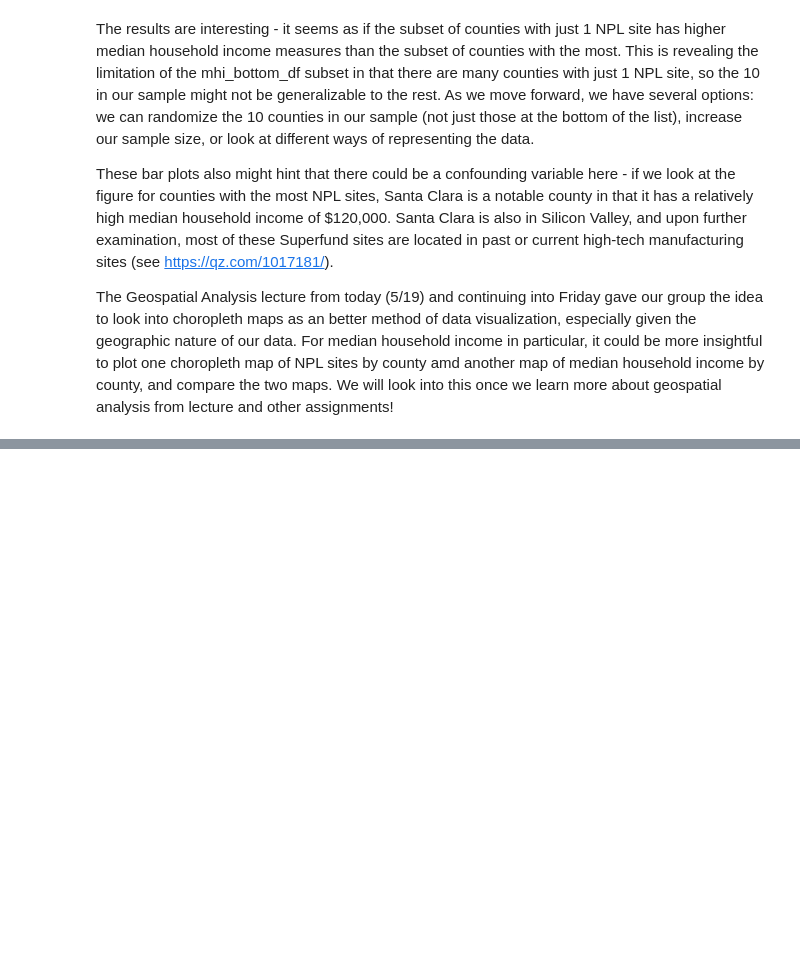
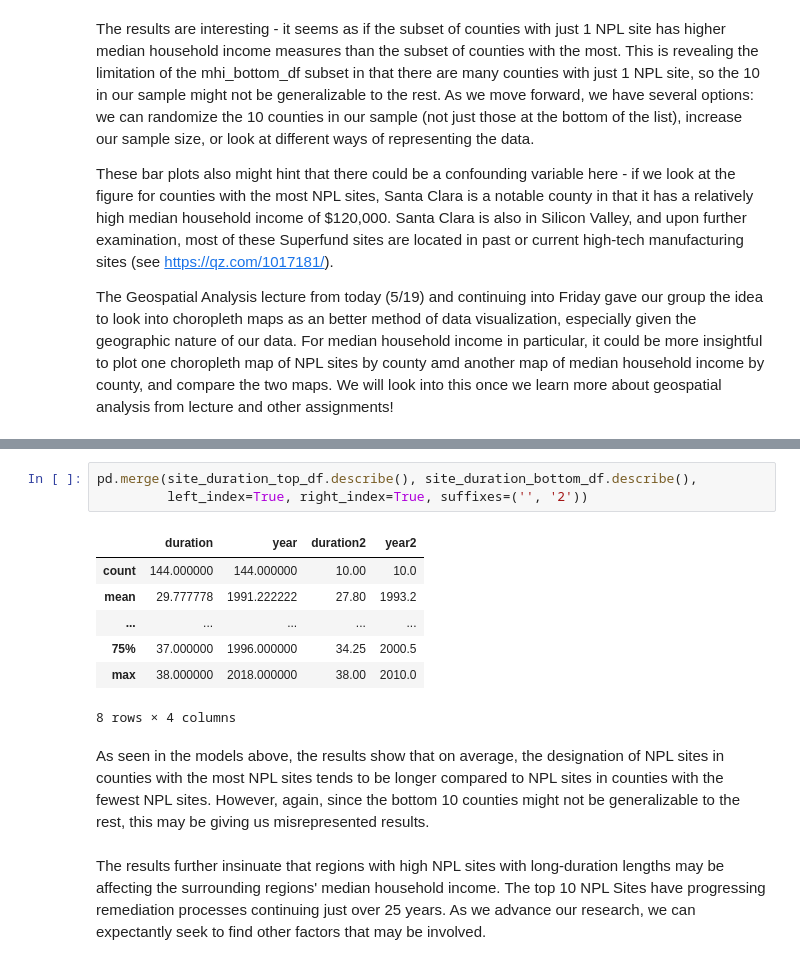
Before and after one commit to jeinuh/superfund-project, a Jupyter notebook: EDACheckpoint_group011.ipynb, the cells around one changed output, grey strips where cells are left out. Cells and saved outputs as stored; diff of their text form; blank space fills up the shorter version.

```diff
--- a/EDACheckpoint_group011.ipynb
+++ b/EDACheckpoint_group011.ipynb
@@ -377,0 +381,15 @@ Text(0, 0.5, 'County')
+# %%
+pd.merge(site_duration_top_df.describe(), site_duration_bottom_df.describe(),
+         left_index=True, right_index=True, suffixes=('', '2'))
+# %% [output]
+|  | duration | year | duration2 | year2 |
+| count | 144.000000 | 144.000000 | 10.00 | 10.0 |
+| mean | 29.777778 | 1991.222222 | 27.80 | 1993.2 |
+| ... | ... | ... | ... | ... |
+| 75% | 37.000000 | 1996.000000 | 34.25 | 2000.5 |
+| max | 38.000000 | 2018.000000 | 38.00 | 2010.0 |
+8 rows × 4 columns
+# %% [markdown]
+As seen in the models above, the results show that on average, the designation of NPL sites in counties with the most NPL sites tends to be longer compared to NPL sites in counties with the fewest NPL sites. However, again, since the bottom 10 counties might not be generalizable to the rest, this may be giving us misrepresented results.
+# %% [markdown]
+The results further insinuate that regions with high NPL sites with long-duration lengths may be affecting the surrounding regions' median household income. The top 10 NPL Sites have progressing remediation processes continuing just over 25 years. As we advance our research, we can expectantly seek to find other factors that may be involved.
```
Also changed, not shown: parts of 12 cells of this notebook.
